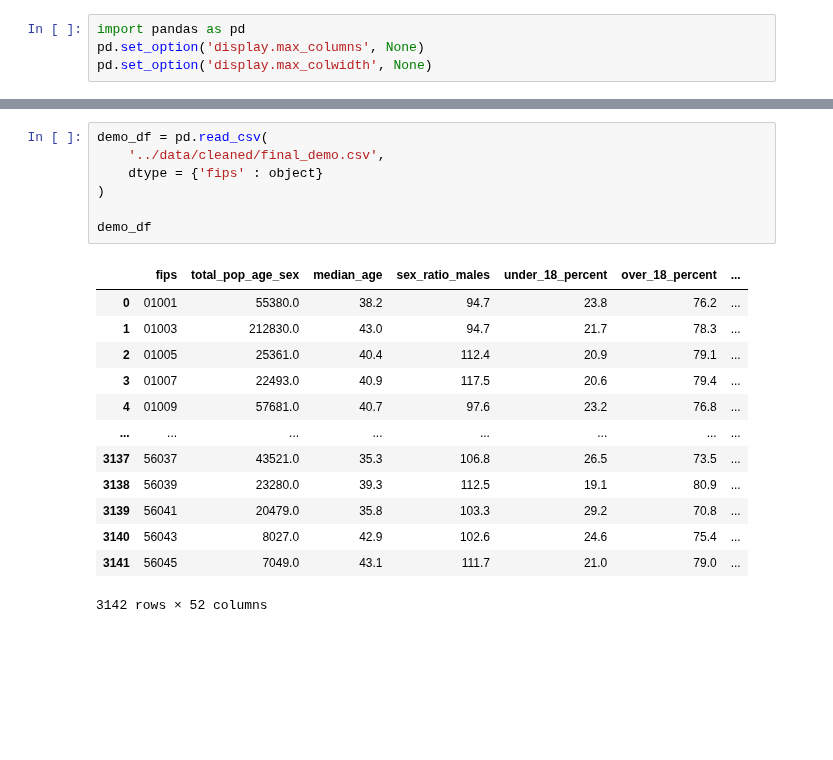
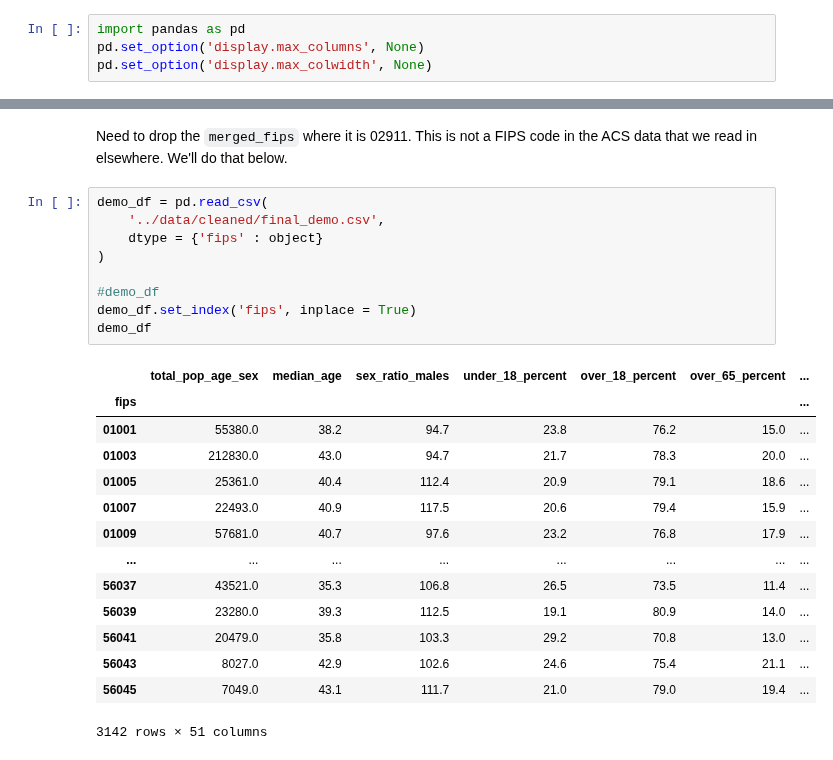
Before and after one commit to calculaterceec/Proj4Team2, a Jupyter notebook: code/02-2-Demo_with_health.ipynb, the cells around one changed output, grey strips where cells are left out. Cells and saved outputs as stored; diff of their text form; blank space fills up the shorter version.

```diff
--- a/code/02-2-Demo_with_health.ipynb
+++ b/code/02-2-Demo_with_health.ipynb
@@ -60,21 +59,26 @@ pd.concat([obesity_males, obesity_females], axis = 1, )
+# %% [markdown]
+Need to drop the `merged_fips` where it is 02911. This is not a FIPS code in the ACS data that we read in elsewhere. We'll do that below.
 # %%
 demo_df = pd.read_csv(
     '../data/cleaned/final_demo.csv',
     dtype = {'fips' : object}
 )
 
+#demo_df
+demo_df.set_index('fips', inplace = True)
 demo_df
 # %% [output]
-|  | fips | total_pop_age_sex | median_age | sex_ratio_males | under_18_percent | over_18_percent | ... |
-| 0 | 01001 | 55380.0 | 38.2 | 94.7 | 23.8 | 76.2 | ... |
-| 1 | 01003 | 212830.0 | 43.0 | 94.7 | 21.7 | 78.3 | ... |
-| 2 | 01005 | 25361.0 | 40.4 | 112.4 | 20.9 | 79.1 | ... |
-| 3 | 01007 | 22493.0 | 40.9 | 117.5 | 20.6 | 79.4 | ... |
-| 4 | 01009 | 57681.0 | 40.7 | 97.6 | 23.2 | 76.8 | ... |
+|  | total_pop_age_sex | median_age | sex_ratio_males | under_18_percent | over_18_percent | over_65_percent | ... |
+| fips |  |  |  |  |  |  | ... |
+| 01001 | 55380.0 | 38.2 | 94.7 | 23.8 | 76.2 | 15.0 | ... |
+| 01003 | 212830.0 | 43.0 | 94.7 | 21.7 | 78.3 | 20.0 | ... |
+| 01005 | 25361.0 | 40.4 | 112.4 | 20.9 | 79.1 | 18.6 | ... |
+| 01007 | 22493.0 | 40.9 | 117.5 | 20.6 | 79.4 | 15.9 | ... |
+| 01009 | 57681.0 | 40.7 | 97.6 | 23.2 | 76.8 | 17.9 | ... |
 | ... | ... | ... | ... | ... | ... | ... | ... |
-| 3137 | 56037 | 43521.0 | 35.3 | 106.8 | 26.5 | 73.5 | ... |
-| 3138 | 56039 | 23280.0 | 39.3 | 112.5 | 19.1 | 80.9 | ... |
-| 3139 | 56041 | 20479.0 | 35.8 | 103.3 | 29.2 | 70.8 | ... |
-| 3140 | 56043 | 8027.0 | 42.9 | 102.6 | 24.6 | 75.4 | ... |
-| 3141 | 56045 | 7049.0 | 43.1 | 111.7 | 21.0 | 79.0 | ... |
+| 56037 | 43521.0 | 35.3 | 106.8 | 26.5 | 73.5 | 11.4 | ... |
+| 56039 | 23280.0 | 39.3 | 112.5 | 19.1 | 80.9 | 14.0 | ... |
+| 56041 | 20479.0 | 35.8 | 103.3 | 29.2 | 70.8 | 13.0 | ... |
+| 56043 | 8027.0 | 42.9 | 102.6 | 24.6 | 75.4 | 21.1 | ... |
+| 56045 | 7049.0 | 43.1 | 111.7 | 21.0 | 79.0 | 19.4 | ... |
-3142 rows × 52 columns
+3142 rows × 51 columns
```
Also changed, not shown: parts of 13 cells of this notebook.
